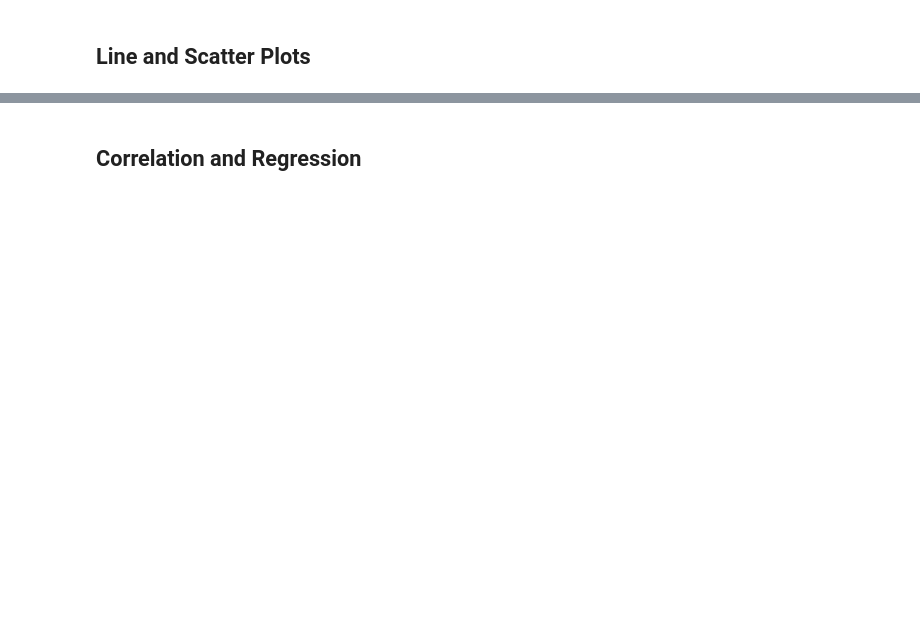
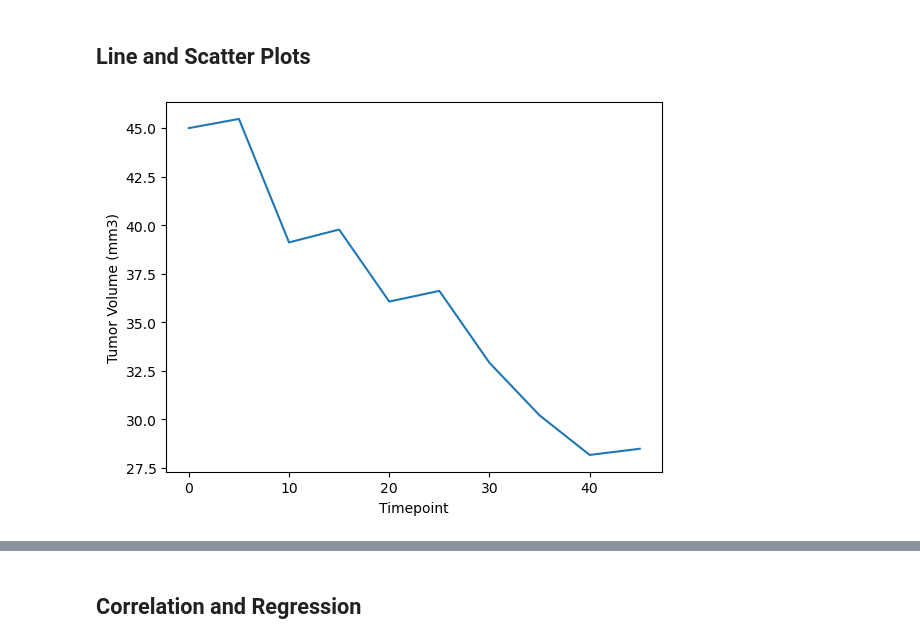
Before and after one commit to AhldenBrough/matplotlib-challenge, a Jupyter notebook: Pymaceuticals/pymaceuticals_starter.ipynb, the cells around one changed output, grey strips where cells are left out. Drawn from its saved outputs; the diff is of its cells as text; code cells hidden in the pictures; blank space fills up the shorter version.

```diff
--- a/Pymaceuticals/pymaceuticals_starter.ipynb
+++ b/Pymaceuticals/pymaceuticals_starter.ipynb
@@ -253,5 +263,12 @@ fig1, ax1 = plt.subplots()
 ## Line and Scatter Plots
 # %%
 # Generate a line plot of tumor volume vs. time point for a single mouse treated with Capomulin
+
+plt.plot('Timepoint', 'Tumor Volume (mm3)', data=mouse_df[mouse_df['Mouse ID'] == "x401"])
+plt.xlabel('Timepoint')
+plt.ylabel('Tumor Volume (mm3)')
+plt.show()
+# %% [output]
+[figure, added]
 # %%
 # Generate a scatter plot of mouse weight vs. the average observed tumor volume for the entire Capomulin regimen
```
Also changed, not shown: parts of 6 cells of this notebook.
